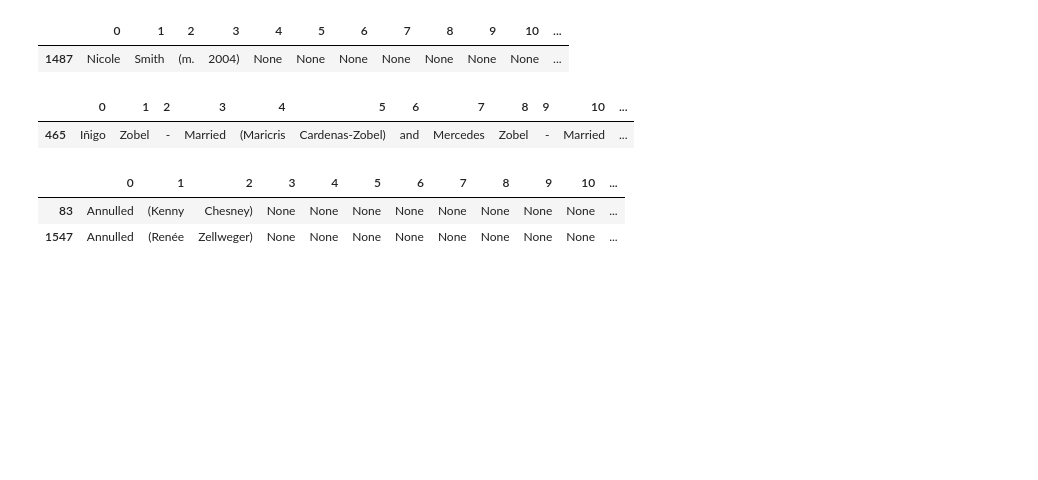
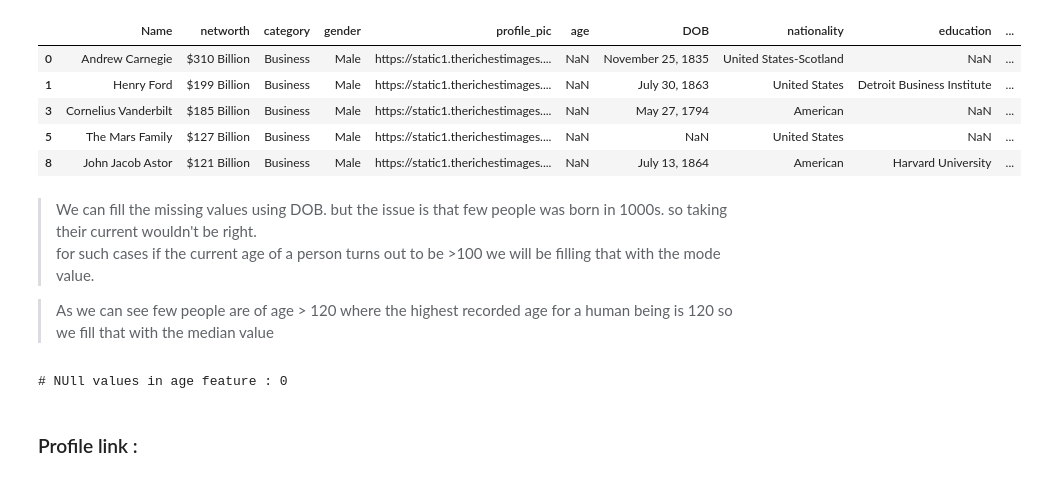
Before and after one commit to soumyadipghorai/Predictos, a Jupyter notebook: notebooks/preprocess.ipynb, the cells around one changed output. Saved outputs shown, nothing was run; the diff lists cells and outputs as text; code cells hidden in the pictures; blank space fills up the shorter version.

```diff
--- a/notebooks/preprocess.ipynb
+++ b/notebooks/preprocess.ipynb
@@ -248,4 +176,0 @@ education_to_country_map
-# %%
-for i in range(len(df)) :
-    if df.country.isnull()[i] and not df.Education.isnull()[i] :
-        df.country.iloc[i] = education_to_country_map[df.Education.iloc[i]]
@@ -273,7 +176,0 @@ array(['Million', 'Billion'], dtype=object)
-# %%
-df.net_worth = [
-    splitted_net_worth[0].iloc[i][1:] if splitted_net_worth[1].iloc[i] == 'Million'
-    else float(splitted_net_worth[0].iloc[i][1:])*1000
-    for i in range(len(splitted_net_worth[0]))
-    ]
-df.net_worth
@@ -334,33 +177,34 @@ splitted_marital_status[splitted_marital_status[0] == 'Not']
-# %%
-splitted_marital_status[splitted_marital_status[0] == 'Nicole']
-# %% [output]
-|  | 0 | 1 | 2 | 3 | 4 | 5 | 6 | 7 | 8 | 9 | 10 | ... |
-| 1487 | Nicole | Smith | (m. | 2004) | None | None | None | None | None | None | None | ... |
-# %%
-splitted_marital_status[splitted_marital_status[0] == 'Iñigo']
-# %% [output]
-|  | 0 | 1 | 2 | 3 | 4 | 5 | 6 | 7 | 8 | 9 | 10 | ... |
-| 465 | Iñigo | Zobel | - | Married | (Maricris | Cardenas-Zobel) | and | Mercedes | Zobel | - | Married | ... |
-# %%
-splitted_marital_status[splitted_marital_status[0] == 'Annulled']
-# %% [output]
-|  | 0 | 1 | 2 | 3 | 4 | 5 | 6 | 7 | 8 | 9 | 10 | ... |
-| 83 | Annulled | (Kenny | Chesney) | None | None | None | None | None | None | None | None | ... |
-| 1547 | Annulled | (Renée | Zellweger) | None | None | None | None | None | None | None | None | ... |
-# %%
-single = ['single', 'Not', 'Undisclosed', 'undisclosed', 'SIngle', 'Single']
-married = ['married', 'Marko', 'Tracey', 'Spouse:', 'Partner:', 'Engaged','Married', 'Marrried', 'Widower', 'Annulled', 'married', 'Spouse', 'Iñigo', 'Marriage', '', 'Widow', 'Widowed', 'Nicole', 'Alicia']
-in_a_relationship = ['in', 'Partner', 'In']
-divorced = ['divorced', 'Divorced', 'Divoced', 'Divorce', 'Seprated', 'Seperated', 'Separated']
-
-df.marital_status = splitted_marital_status[0]
-# %%
-for i in range(len(df)) :
-    if not df.marital_status.isnull()[i] and df.marital_status.iloc[i] in single :
-        df.marital_status.iloc[i] = 'single'
-    elif not df.marital_status.isnull()[i] and df.marital_status.iloc[i] in married :
-        df.marital_status.iloc[i] = 'married'
-    if not df.marital_status.isnull()[i] and df.marital_status.iloc[i] in in_a_relationship :
-        df.marital_status.iloc[i] = 'in a relationship'
-    if not df.marital_status.isnull()[i] and df.marital_status.iloc[i] in divorced :
-        df.marital_status.iloc[i] = 'divorced'
+# %%
+df[df.age.isnull()].head()
+# %% [output]
+|  | Name | networth | category | gender | profile_pic | age | DOB | nationality | education | ... |
+| 0 | Andrew Carnegie | $310 Billion | Business | Male | https://static1.therichestimages.... | NaN | November 25, 1835 | United States-Scotland | NaN | ... |
+| 1 | Henry Ford | $199 Billion | Business | Male | https://static1.therichestimages.... | NaN | July 30, 1863 | United States | Detroit Business Institute | ... |
+| 3 | Cornelius Vanderbilt | $185 Billion | Business | Male | https://static1.therichestimages.... | NaN | May 27, 1794 | American | NaN | ... |
+| 5 | The Mars Family | $127 Billion | Business | Male | https://static1.therichestimages.... | NaN | NaN | United States | NaN | ... |
+| 8 | John Jacob Astor | $121 Billion | Business | Male | https://static1.therichestimages.... | NaN | July 13, 1864 | American | Harvard University | ... |
+# %% [markdown]
+> We can fill the missing values using DOB. but the issue is that few people was born in 1000s. so taking their current wouldn't be right. <br>
+for such cases if the current age of a person turns out to be >100 we will be filling that with the mode value.
+
+> As we can see few people are of age > 120 where the highest recorded age for a human being is 120 so we fill that with the median value
+# %%
+median_age = df.age.mode()
+for i in range(len(df)) :
+    if np.isnan(df.age.iloc[i]):
+        try :
+            current_age = 2022 - int(df.DOB.iloc[i][-4:])
+            if current_age > 100 :
+                df.age.iloc[i] = median_age
+            else :
+                df.age.iloc[i] = current_age
+        except :
+            df.age.iloc[i] = median_age
+    elif int(df.age.iloc[i]) > 120 :
+        df.age.iloc[i] = median_age
+
+print("# NUll values in age feature : {}".format(df.age.isnull().sum()))
+# %% [output]
+# NUll values in age feature : 0
+# %% [markdown]
+### Profile link :
```
Also changed, not shown: parts of 85 cells of this notebook, 5 other files.
